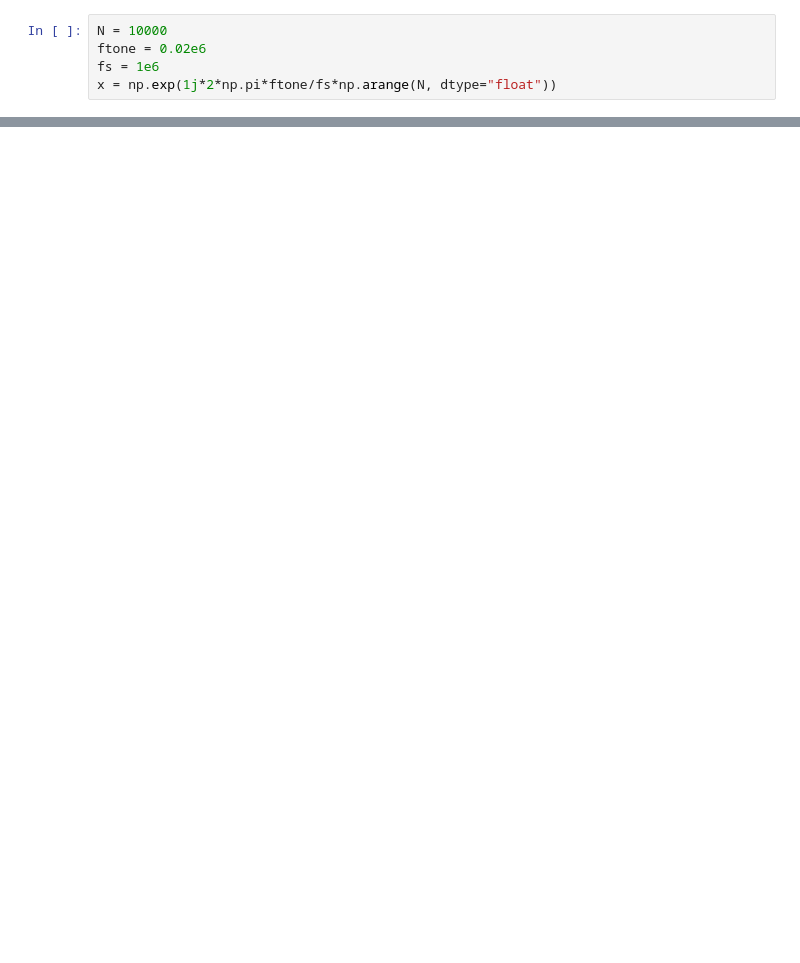
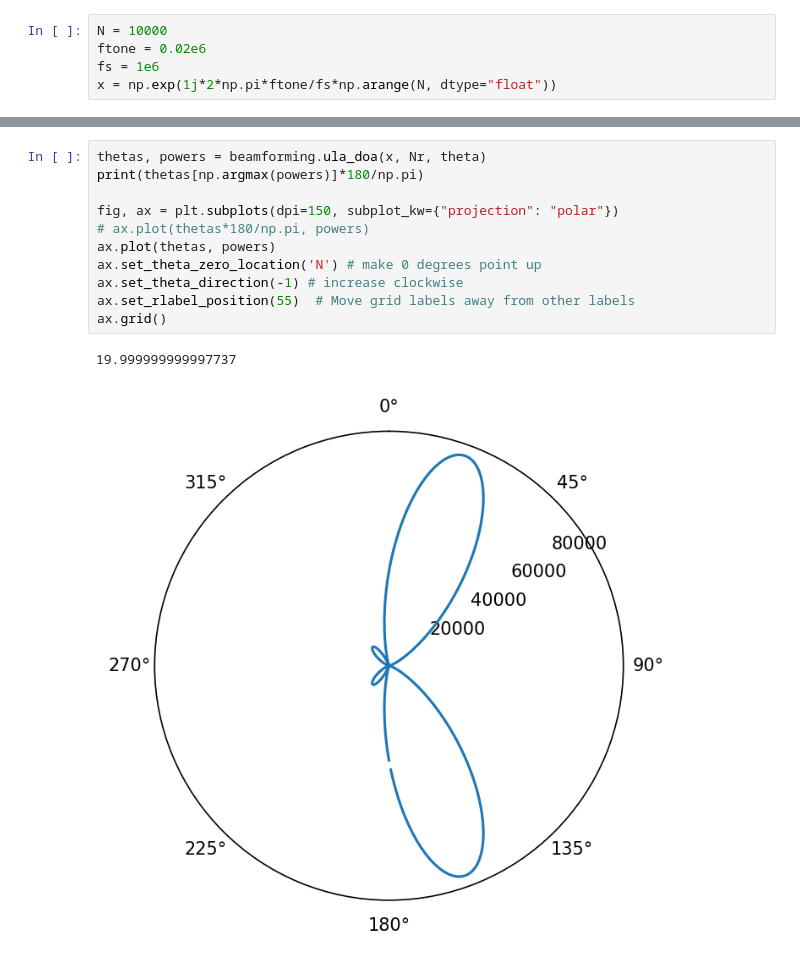
Before and after one commit to rfdspeng/digital-communication-simulator, a Jupyter notebook: notebooks/beamforming_testbench.ipynb, the cells around one changed output, grey strips where cells are left out. Drawn from its saved outputs; the diff is of its cells as text; blank space fills up the shorter version.

```diff
--- a/notebooks/beamforming_testbench.ipynb
+++ b/notebooks/beamforming_testbench.ipynb
@@ -76,0 +82,14 @@ ax.legend()
+# %%
+thetas, powers = beamforming.ula_doa(x, Nr, theta)
+print(thetas[np.argmax(powers)]*180/np.pi)
+
+fig, ax = plt.subplots(dpi=150, subplot_kw={"projection": "polar"})
+# ax.plot(thetas*180/np.pi, powers)
+ax.plot(thetas, powers)
+ax.set_theta_zero_location('N') # make 0 degrees point up
+ax.set_theta_direction(-1) # increase clockwise
+ax.set_rlabel_position(55)  # Move grid labels away from other labels
+ax.grid()
+# %% [output]
+19.999999999997737
+[figure, added]
```
Also changed, not shown: parts of 5 cells of this notebook, 1 other file.
